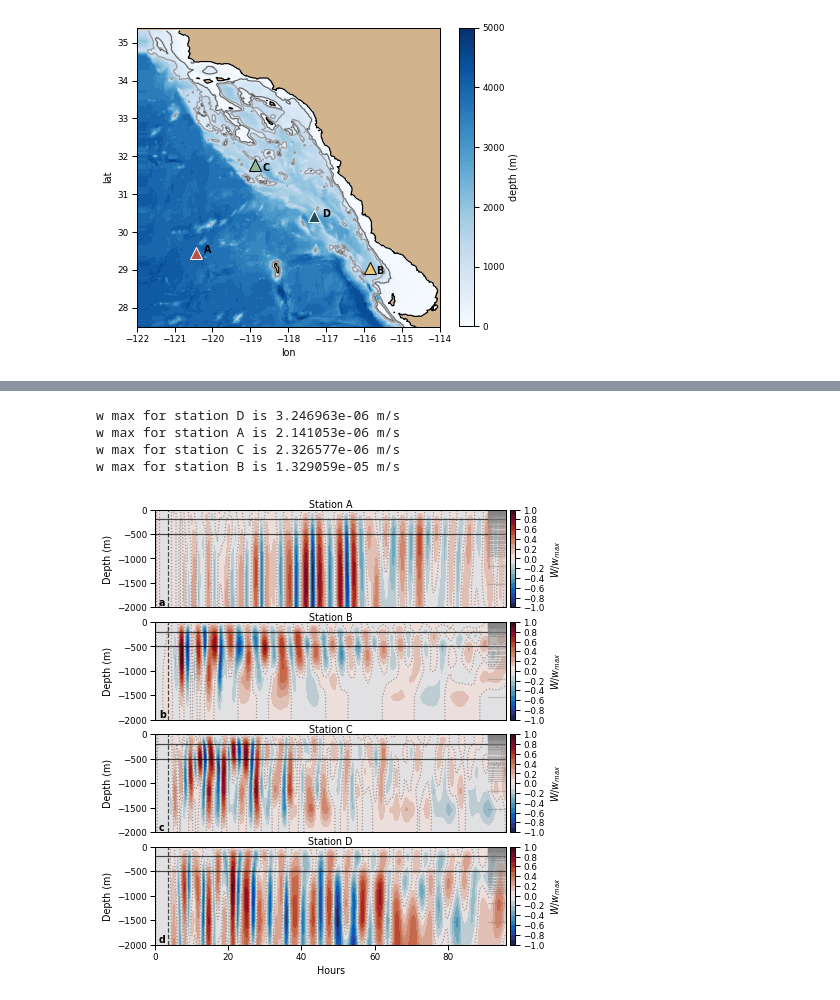
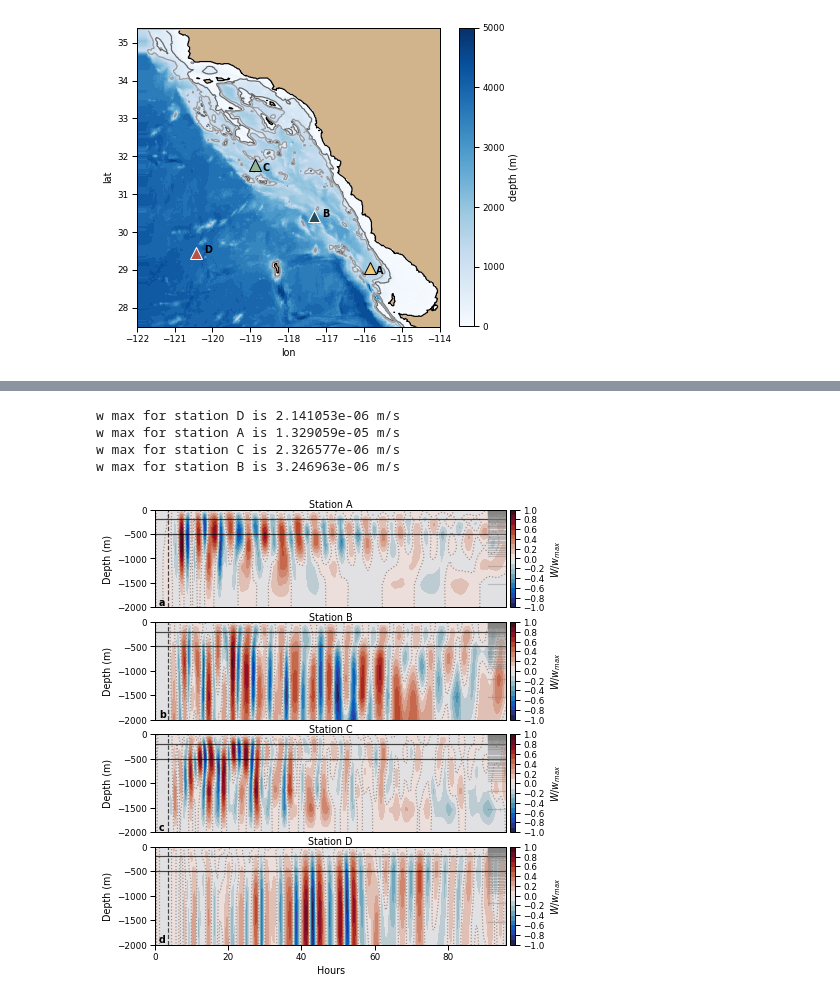
Before and after one commit to anakarinarm/notebooks_SVB, a Jupyter notebook: MITgcm/domain5/figures_paper/figure09_and_10.ipynb, the cells around one changed output, grey strips where cells are left out. Saved outputs shown, nothing was run; the diff lists cells and outputs as text; code cells hidden in the pictures.

```diff
--- a/MITgcm/domain5/figures_paper/figure09_and_10.ipynb
+++ b/MITgcm/domain5/figures_paper/figure09_and_10.ipynb
@@ -255,30 +127,0 @@ plt.show()
-# %%
-fig, (ax,ax2,ax3,ax4) = plt.subplots(4,1, figsize=(20,15))
-ax4.set_facecolor('tan')
-ax4.set_ylim(-2000,0)
-for axx,st,pt in zip([ax,ax2,ax3,ax4],['A','B','C','D'],[pta,ptb,ptc,ptd]):
-    varw = np.load('../wanom_tz_st%s.npz' %st)
-    pc = axx.contourf(times/3600,Zl,
-                      np.transpose(varw["w_st%s" %st])*1E5,30,
-                       cmap=cmo.cm.balance,
-                       vmin=np.min(varw["w_st%s" %st])*1E5,
-                       vmax=-np.min(varw["w_st%s" %st])*1E5)
-    plt.colorbar(pc,ax=axx, label='w (10$^{-5}$ m/s)',pad=0.01)
-    pc = axx.contour(times/3600,Zl,
-                     np.transpose(varw["w_st%s" %st])*1E5,
-                     levels=[-0.3,-0.2,-0.1,0,0.1,0.2,0.3], alpha=0.5,
-                     linestyles=['-','-','-',':','-','-','-'],
-                     colors=['yellow','green','purple','0.7','purple','green','yellow'])
-
-    axx.set_title('Station %s' %st)
-    axx.set_ylabel('depth (m)')
-    axx.axhline(-197, color='black', alpha=0.7)
-    axx.axhline(-500, color='black', alpha=0.7)
-    for kk in Zl:
-        axx.axhline(kk,xmin=0.95, xmax=1, color='0.5', alpha=0.2)
-
-ax4.set_xlabel('hours')
-for axx in [ax,ax2,ax3]:
-    axx.set_xticks([])
-    axx.set_facecolor('tan')
-    axx.set_ylim(-2000,0)
@@ -302,40 +143,40 @@ for ax in [ax1,ax2,ax3,ax4]:
     ax.set_xlim(0,96)
 
 # -------- contourf w ---------------
-for axx,st,pt, panel in zip([ax4,ax1,ax3,ax2],['D','A','C','B'],[pta,ptb,ptc,ptd],['d','a','c','b']):
+for axx,st,pt,panel,stT in zip([ax4,ax1,ax3,ax2],['A','B','C','D'],[pta,ptb,ptc,ptd],['d','a','c','b'],['D','A','C','B']):
     varw = np.load('../wanom_tz_st%s.npz' %st)
     pc = axx.contourf(times/3600,Zl[:73],
                       np.transpose(varw["w_st%s" %st][:,:73]/np.max(abs(varw["w_st%s" %st][:,:73]))),
                       levels=np.linspace(-1,1,21),
                        cmap=cmo.cm.balance,
                        vmin=-1,
                        vmax=1)
     plt.colorbar(pc, ax=axx, label='$W/w_{max}$',pad=0.01,
                  ticks=[-1,-0.8,-0.6,-0.4,-0.2,0,0.2,0.4,0.6,0.8,1],
             )
     pc = axx.contour(times/3600,Zl[:73],
                      np.transpose(varw["w_st%s" %st][:,:73]/np.max(abs(varw["w_st%s" %st][:,:73]))),
                      levels=[0], alpha=0.8,
                      linestyles=[':'],
                      #colors=['yellow','green','purple','0.7','purple','green','yellow'],
                      colors=['0.5'])
-    print('w max for station %s is %e m/s' %(st,np.max(abs(varw["w_st%s" %st][:,:73]))))
-    axx.set_title('Station %s' %st, pad=0.01)
+    print('w max for station %s is %e m/s' %(stT,np.max(abs(varw["w_st%s" %st][:,:73]))))
+    axx.set_title('Station %s' %stT, pad=0.01)
     axx.set_ylabel('Depth (m)')
     axx.axhline(-197, color='black', alpha=0.7)
     axx.axhline(-500, color='black', alpha=0.7)
     axx.axvline(3.5, color='black',linestyle='--', alpha=0.7)
     axx.text(0.01,0.02,panel, fontweight='bold',transform=axx.transAxes)
     for kk in Zl:
         axx.axhline(kk,xmin=0.95, xmax=1, color='0.5', alpha=0.4)
 plt.savefig('figure9.png', dpi=500, bbox_inches='tight')
 plt.show()
 # %% [output]
-w max for station D is 3.246963e-06 m/s
-w max for station A is 2.141053e-06 m/s
+w max for station D is 2.141053e-06 m/s
+w max for station A is 1.329059e-05 m/s
 w max for station C is 2.326577e-06 m/s
-w max for station B is 1.329059e-05 m/s
+w max for station B is 3.246963e-06 m/s
-[figure, old version]
+[figure, new version]
 # %%
 fig = plt.figure(figsize=(7.48,6))
 gs0 = gridspec.GridSpec(1,2, width_ratios=[1.5,1], wspace=0.05, hspace=0.15)
```
Also changed, not shown: parts of 7 cells of this notebook, 11 other files.
